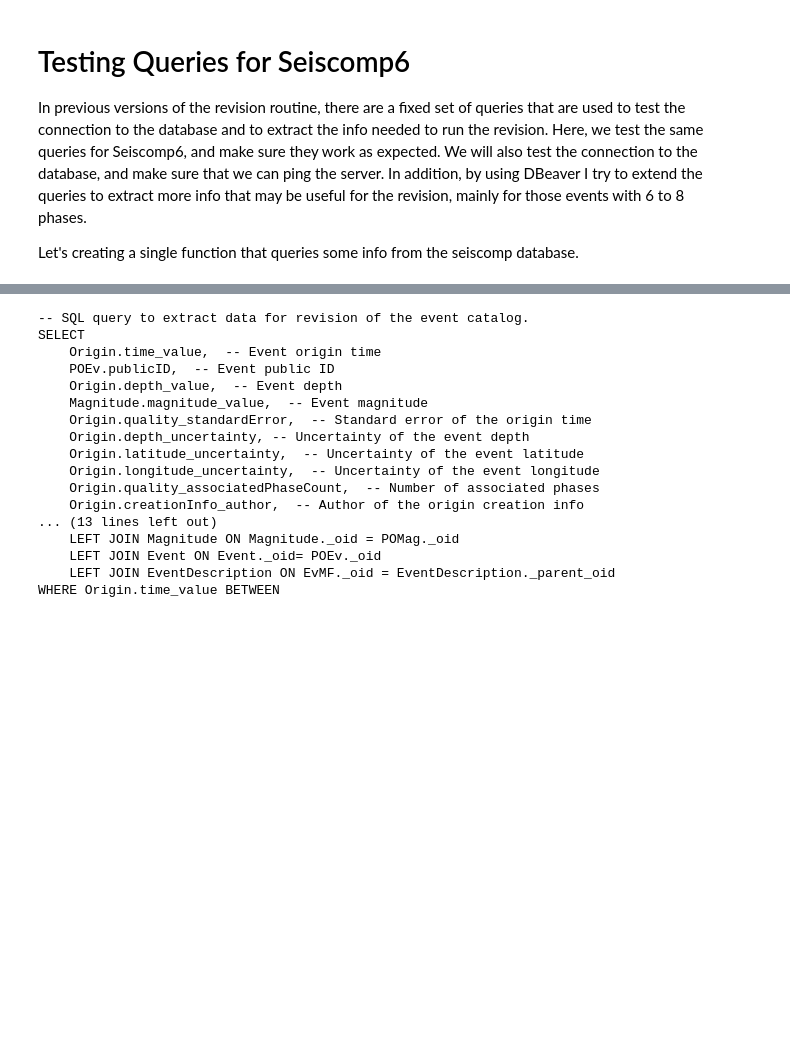
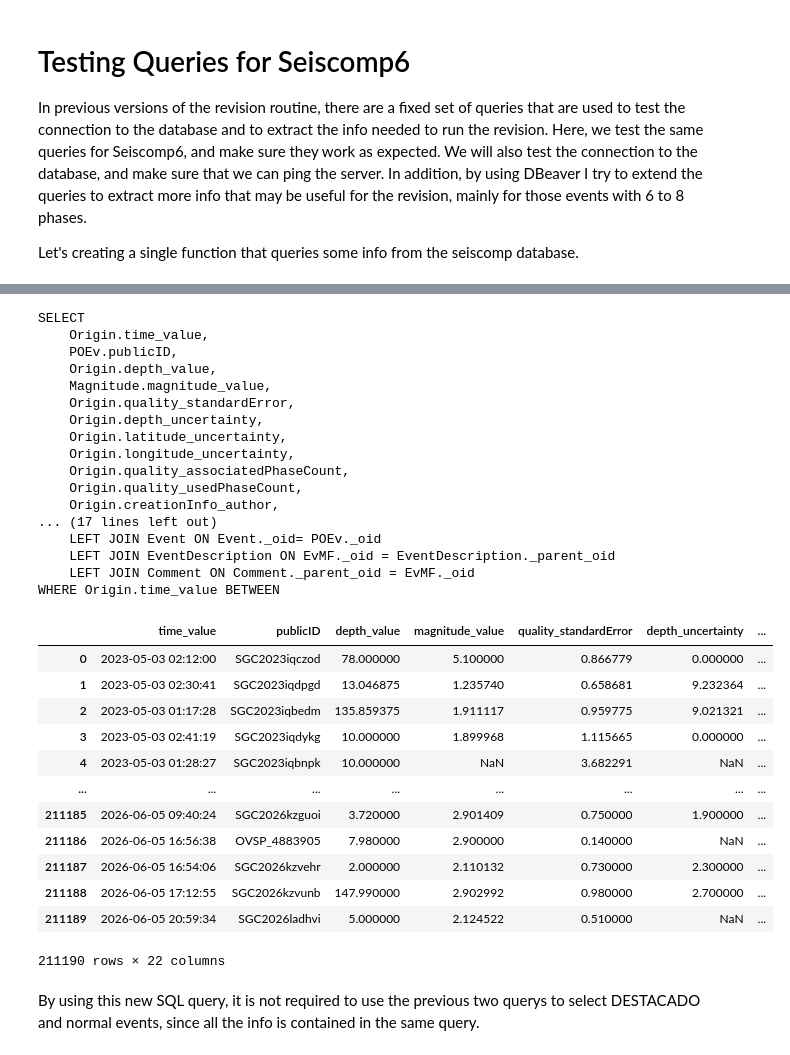
Before and after one commit to KenethGarcia/Revision_Sismicidad_SGC, a Jupyter notebook: notebooks/Testing_Queries_6comp6.ipynb, the cells around one changed output, grey strips where cells are left out. Drawn from its saved outputs; the diff is of its cells as text; code cells hidden in the pictures; blank space fills up the shorter version.

```diff
--- a/notebooks/Testing_Queries_6comp6.ipynb
+++ b/notebooks/Testing_Queries_6comp6.ipynb
@@ -163,22 +149,42 @@ event_df2
 with open('./queries/revision.sql', 'r') as file:
     revision_query = file.read()
 
-print(revision_query)
+clean_sql = sqlparse.format(revision_query, strip_comments=True).strip()
+print(clean_sql)
 # %% [output]
--- SQL query to extract data for revision of the event catalog.
 SELECT
-    Origin.time_value,  -- Event origin time
-    POEv.publicID,  -- Event public ID
-    Origin.depth_value,  -- Event depth
-    Magnitude.magnitude_value,  -- Event magnitude
-    Origin.quality_standardError,  -- Standard error of the origin time
-    Origin.depth_uncertainty, -- Uncertainty of the event depth
-    Origin.latitude_uncertainty,  -- Uncertainty of the event latitude
-    Origin.longitude_uncertainty,  -- Uncertainty of the event longitude
-    Origin.quality_associatedPhaseCount,  -- Number of associated phases
-    Origin.creationInfo_author,  -- Author of the origin creation info
-... (13 lines left out)
-    LEFT JOIN Magnitude ON Magnitude._oid = POMag._oid
+    Origin.time_value,
+    POEv.publicID,
+    Origin.depth_value,
+    Magnitude.magnitude_value,
+    Origin.quality_standardError,
+    Origin.depth_uncertainty,
+    Origin.latitude_uncertainty,
+    Origin.longitude_uncertainty,
+    Origin.quality_associatedPhaseCount,
+    Origin.quality_usedPhaseCount,
+    Origin.creationInfo_author,
+... (17 lines left out)
     LEFT JOIN Event ON Event._oid= POEv._oid
     LEFT JOIN EventDescription ON EvMF._oid = EventDescription._parent_oid
+    LEFT JOIN Comment ON Comment._parent_oid = EvMF._oid
 WHERE Origin.time_value BETWEEN
+# %%
+event_df3 = connect_to_db(clean_sql, start_time=initial_time, end_time=final_time)
+event_df3
+# %% [output]
+|  | time_value | publicID | depth_value | magnitude_value | quality_standardError | depth_uncertainty | ... |
+| 0 | 2023-05-03 02:12:00 | SGC2023iqczod | 78.000000 | 5.100000 | 0.866779 | 0.000000 | ... |
+| 1 | 2023-05-03 02:30:41 | SGC2023iqdpgd | 13.046875 | 1.235740 | 0.658681 | 9.232364 | ... |
+| 2 | 2023-05-03 01:17:28 | SGC2023iqbedm | 135.859375 | 1.911117 | 0.959775 | 9.021321 | ... |
+| 3 | 2023-05-03 02:41:19 | SGC2023iqdykg | 10.000000 | 1.899968 | 1.115665 | 0.000000 | ... |
+| 4 | 2023-05-03 01:28:27 | SGC2023iqbnpk | 10.000000 | NaN | 3.682291 | NaN | ... |
+| ... | ... | ... | ... | ... | ... | ... | ... |
+| 211185 | 2026-06-05 09:40:24 | SGC2026kzguoi | 3.720000 | 2.901409 | 0.750000 | 1.900000 | ... |
+| 211186 | 2026-06-05 16:56:38 | OVSP_4883905 | 7.980000 | 2.900000 | 0.140000 | NaN | ... |
+| 211187 | 2026-06-05 16:54:06 | SGC2026kzvehr | 2.000000 | 2.110132 | 0.730000 | 2.300000 | ... |
+| 211188 | 2026-06-05 17:12:55 | SGC2026kzvunb | 147.990000 | 2.902992 | 0.980000 | 2.700000 | ... |
+| 211189 | 2026-06-05 20:59:34 | SGC2026ladhvi | 5.000000 | 2.124522 | 0.510000 | NaN | ... |
+211190 rows × 22 columns
+# %% [markdown]
+By using this new SQL query, it is not required to use the previous two querys to select DESTACADO and normal events, since all the info is contained in the same query.
```
Also changed, not shown: parts of 23 cells of this notebook, 4 other files.
